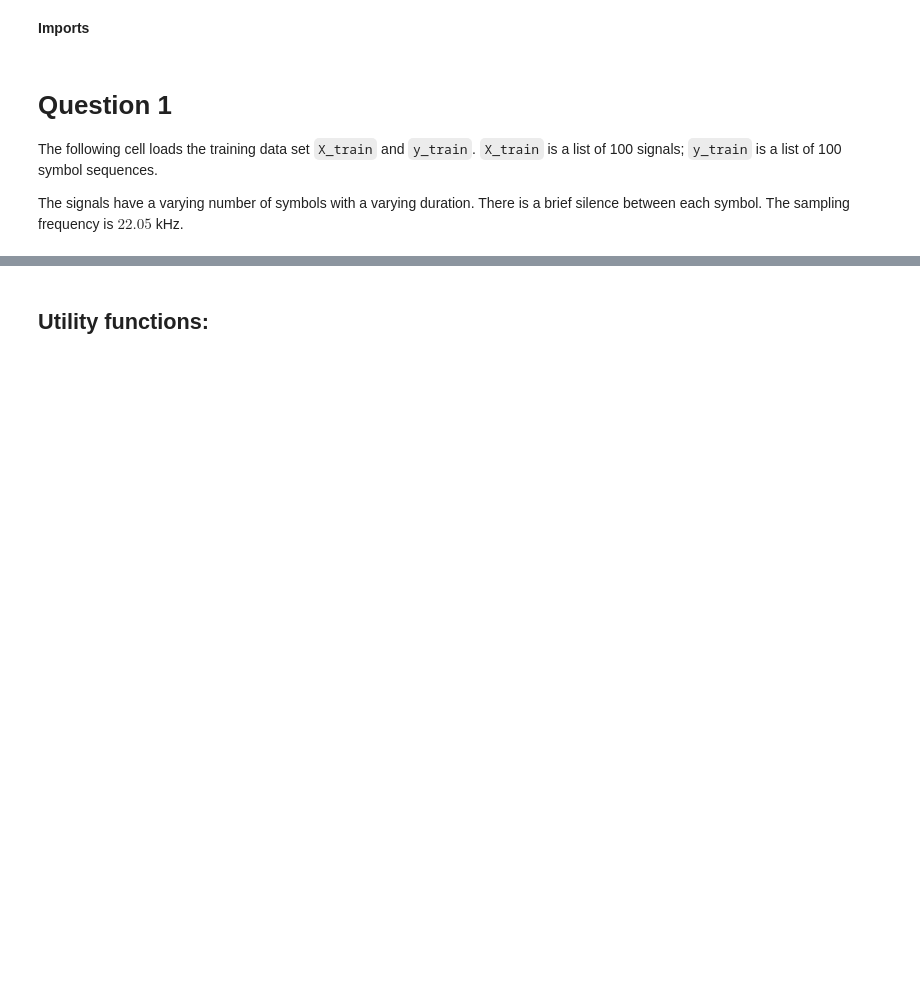
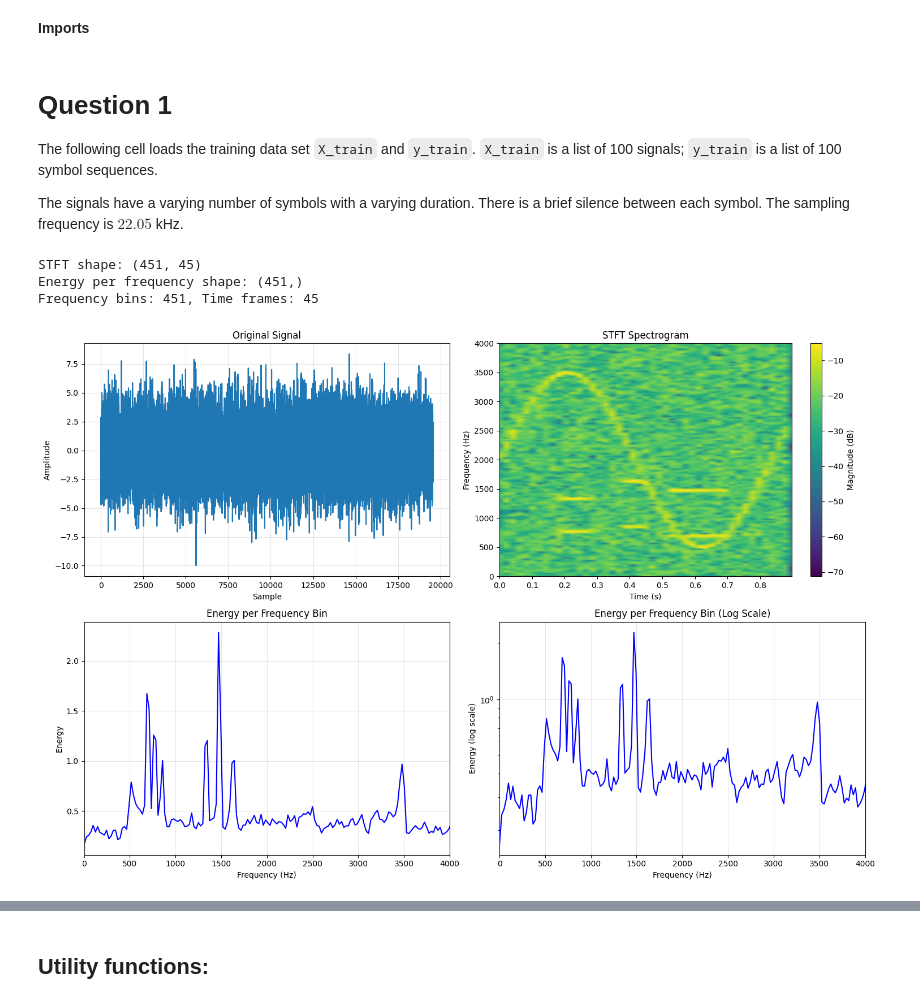
Before and after one commit to janisaiad/timeseries, a Jupyter notebook: refs/tps/assignment3/Assignment 3.ipynb, the cells around one changed output, grey strips where cells are left out. Cells and saved outputs as stored; diff of their text form; code cells hidden in the pictures; blank space fills up the shorter version.

```diff
--- a/refs/tps/assignment3/Assignment 3.ipynb
+++ b/refs/tps/assignment3/Assignment 3.ipynb
@@ -43,7 +43,7 @@ y_train = np.load("y_train.npy", allow_pickle=True).tolist()
 # for each frequency bin, we compute the energy by integrating over the time axis
 
 signal = X_train[0]  # example signal
-window_length = 256
+window_length = 900
 overlap = window_length // 2
 
 # compute STFT
@@ -67,33 +67,38 @@ axes[0, 0].set_ylabel("Amplitude")
 axes[0, 0].grid(True, alpha=0.3)
 
 # plot 2: STFT spectrogram
 spectrogram = np.abs(Zxx)
 im1 = axes[0, 1].pcolormesh(t, f, 20 * np.log10(spectrogram + 1e-10),
                             shading='gouraud', cmap='viridis')
 axes[0, 1].set_title("STFT Spectrogram")
 axes[0, 1].set_xlabel("Time (s)")
 axes[0, 1].set_ylabel("Frequency (Hz)")
 axes[0, 1].set_ylim([0, 4000])  # focus on DTMF frequency range
 plt.colorbar(im1, ax=axes[0, 1], label="Magnitude (dB)")
 
 # plot 3: energy per frequency bin
 axes[1, 0].plot(f, energy_per_freq, 'b-', linewidth=1.5)
 axes[1, 0].set_title("Energy per Frequency Bin")
 axes[1, 0].set_xlabel("Frequency (Hz)")
 axes[1, 0].set_ylabel("Energy")
 axes[1, 0].set_xlim([0, 4000])
 axes[1, 0].grid(True, alpha=0.3)
 
 # plot 4: energy per frequency (log scale)
 axes[1, 1].semilogy(f, energy_per_freq, 'b-', linewidth=1.5)
 axes[1, 1].set_title("Energy per Frequency Bin (Log Scale)")
 axes[1, 1].set_xlabel("Frequency (Hz)")
 axes[1, 1].set_ylabel("Energy (log scale)")
 axes[1, 1].set_xlim([0, 4000])
 axes[1, 1].grid(True, alpha=0.3)
 
 plt.tight_layout()
 plt.show()
+# %% [output]
+STFT shape: (451, 45)
+Energy per frequency shape: (451,)
+Frequency bins: 451, Time frames: 45
+[figure, added]
 # %%
 # Cell 2: First k-means (k=2) to separate signal from noise
 # we perform k-means clustering on the energy values to separate frequency bins
```
Also changed, not shown: parts of 17 cells of this notebook, 37 other files.
